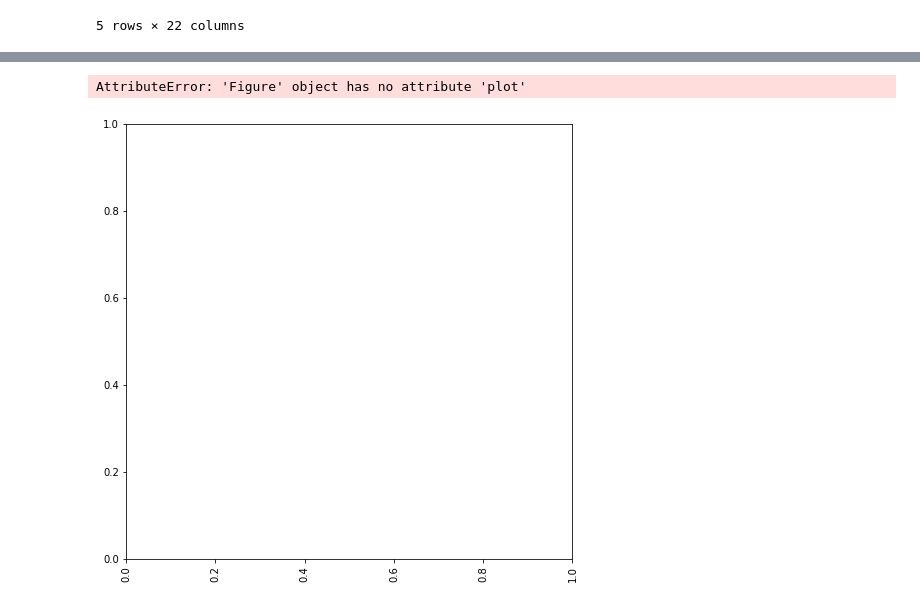
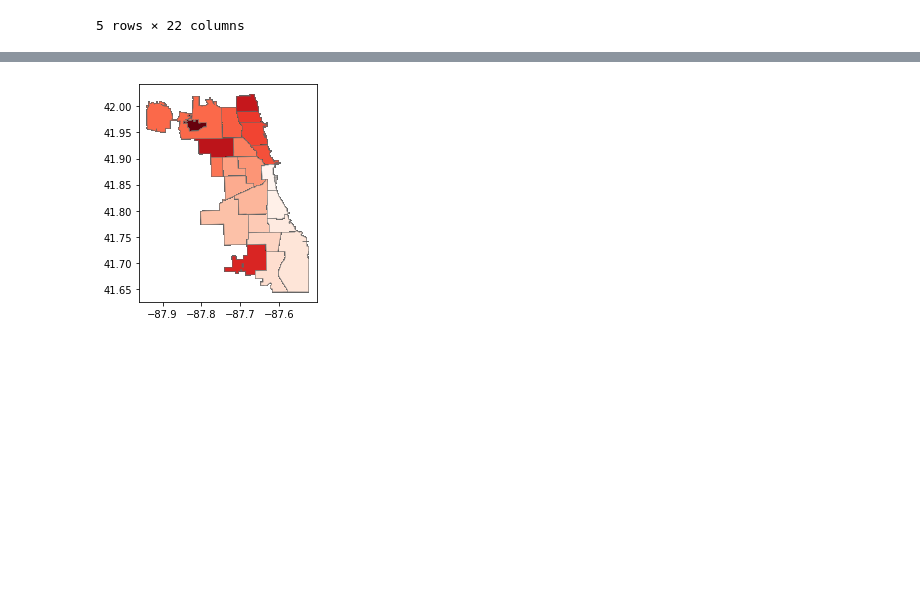
Before and after one commit to oleckie/Chicago_Crime_Rates, a Jupyter notebook: new_geographic.ipynb, the cells around one changed output, grey strips where cells are left out. Cells and saved outputs as stored; diff of their text form; code cells hidden in the pictures; blank space fills up the shorter version.

Commit message:
new info is from Adriana, it works

```diff
--- a/new_geographic.ipynb
+++ b/new_geographic.ipynb
@@ -124,13 +124,7 @@ regions.sample(5)
 # %%
 regions['dist_num'] = regions['dist_num'].astype(int)
 map_and_stats=regions.merge(crime_df, on="dist_num")
 
-fig, ax = plt.subplots(1, figsize=(8, 8))
-plt.xticks(rotation=90)
 map_and_stats.plot(column="dist_num", cmap="Reds", linewidth=0.4, edgecolor=".4")
-bar_info = plt.cm.ScalarMappable(cmap="Reds", norm=plt.Normalize(vmin=0, vmax=28000))
-bar_info._A = []
-cbar = fig.colorbar(bar_info)
 # %% [output]
-AttributeError: 'Figure' object has no attribute 'plot'
-[figure, old version]
+[figure, new version]
```
Also changed, not shown: parts of 4 cells of this notebook.
